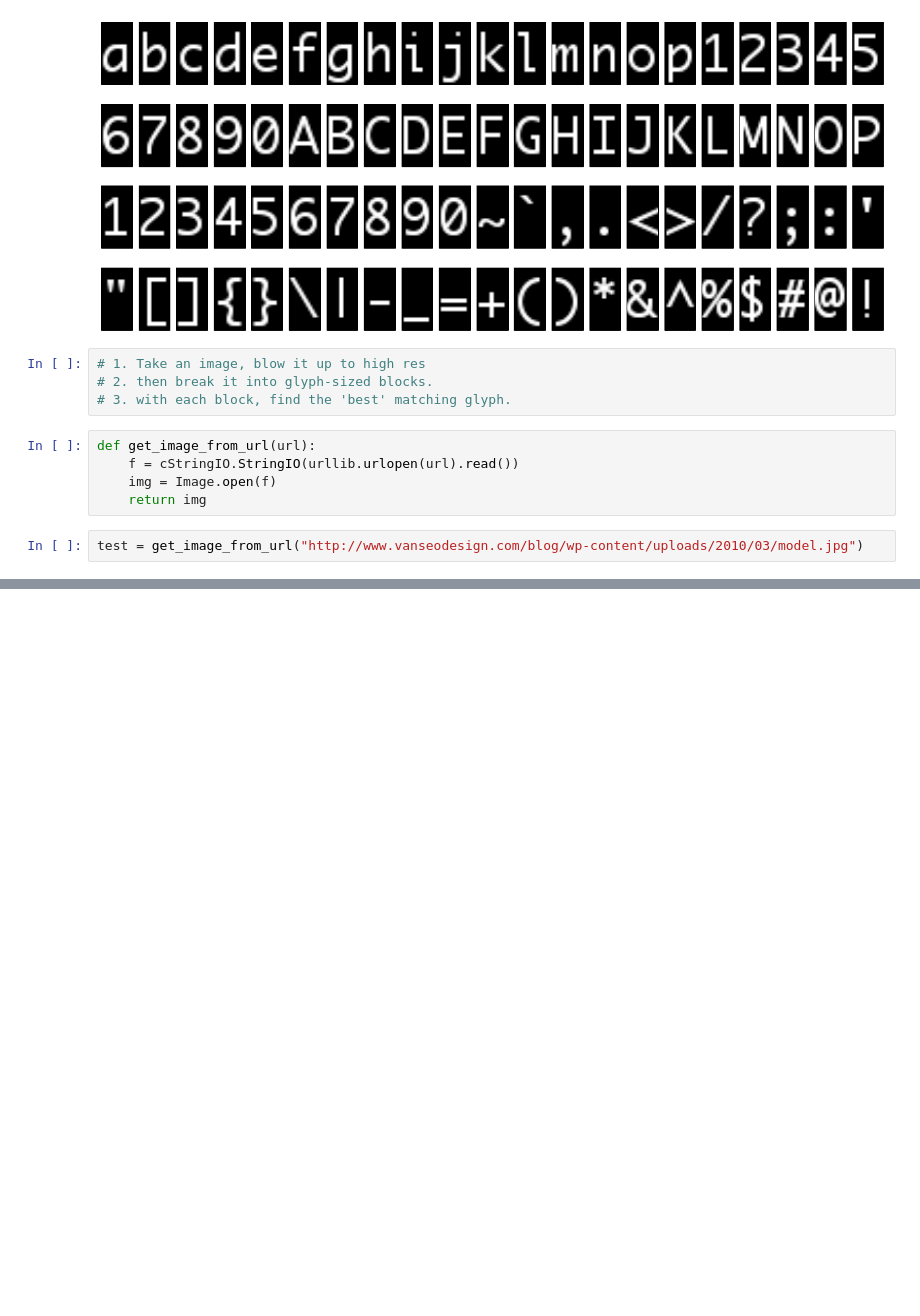
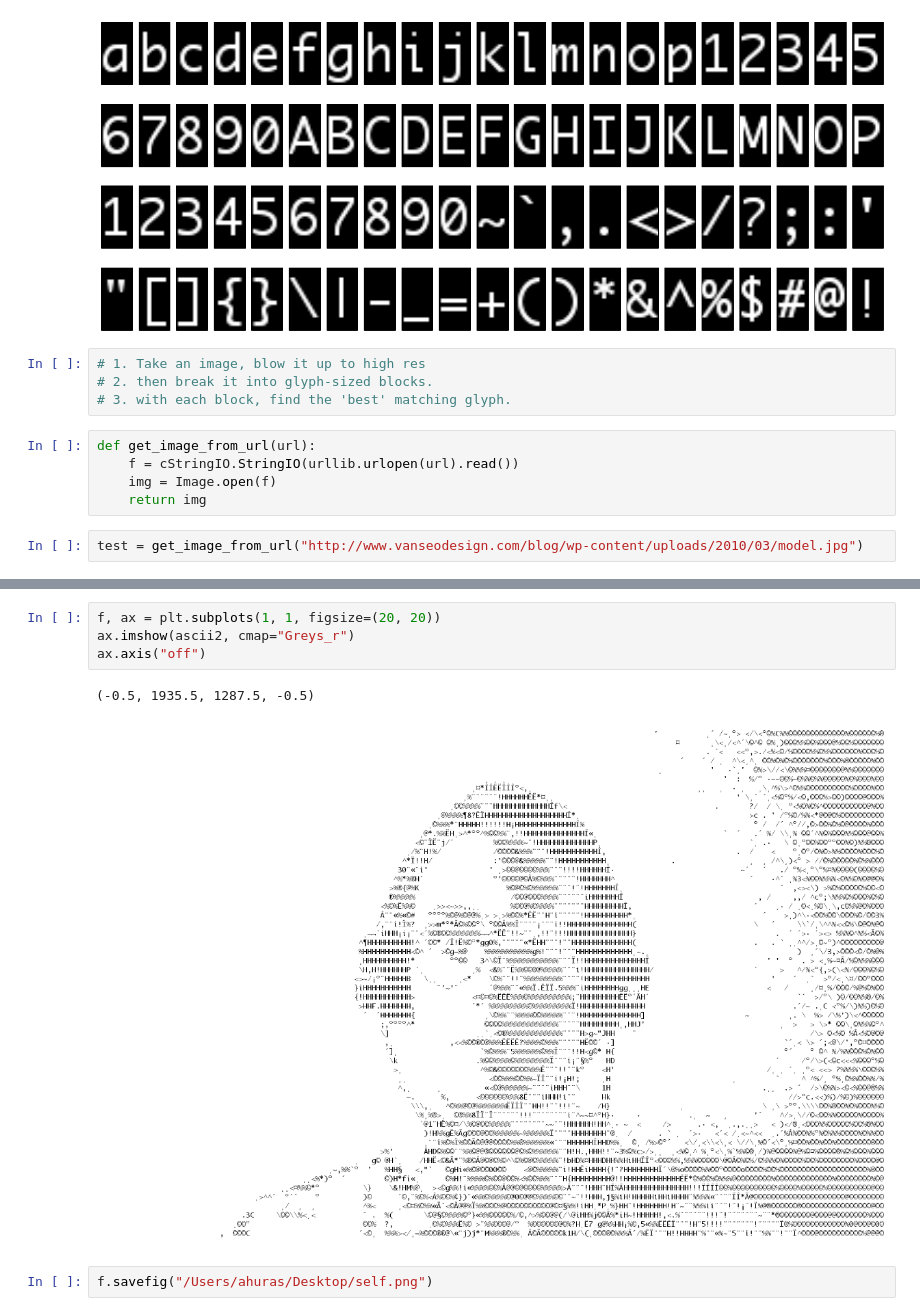
Before and after one commit to athuras/Compositor, a Jupyter notebook: Prototype.ipynb, the cells around one changed output, grey strips where cells are left out. Cells and saved outputs as stored; diff of their text form; blank space fills up the shorter version.

```diff
--- a/Prototype.ipynb
+++ b/Prototype.ipynb
@@ -180,0 +181,9 @@ a2.imshow(ascii2, cmap="Greys")
+# %%
+f, ax = plt.subplots(1, 1, figsize=(20, 20))
+ax.imshow(ascii2, cmap="Greys_r")
+ax.axis("off")
+# %% [output]
+(-0.5, 1935.5, 1287.5, -0.5)
+[figure, added]
+# %%
+f.savefig("/Users/ahuras/Desktop/self.png")
```
Also changed, not shown: parts of 7 cells of this notebook.
